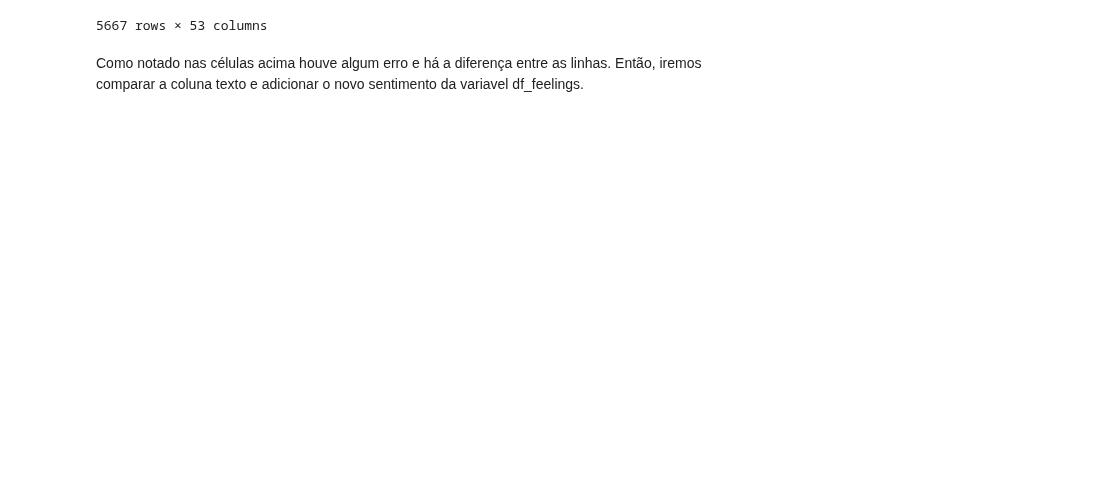
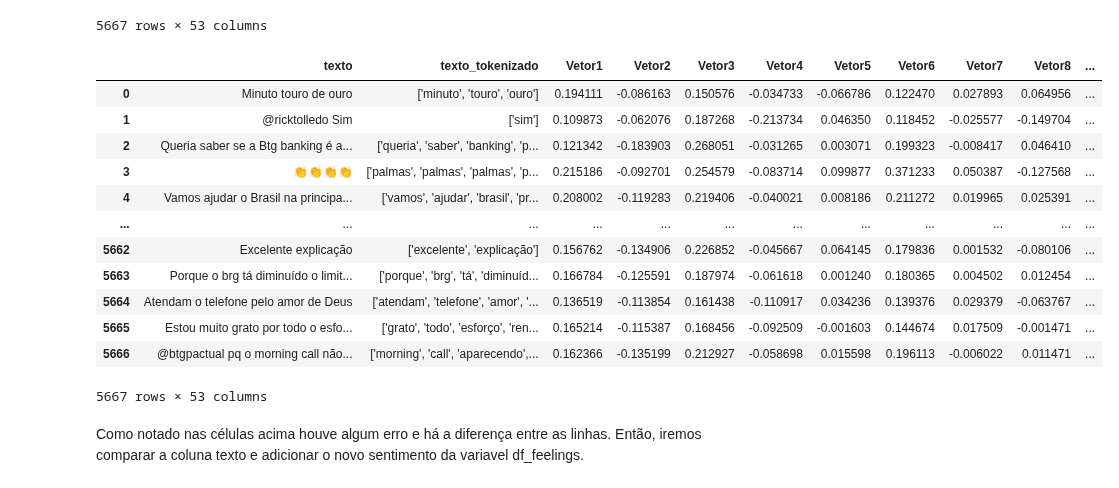
Before and after one commit to 2023M6T4-Inteli/Projeto4, a Jupyter notebook: src/pre_processamento.ipynb, the cells around one changed output. Drawn from its saved outputs; the diff is of its cells as text; code cells hidden in the pictures; blank space fills up the shorter version.

Commit message:
junção do sentimento revisto no dataframe

```diff
--- a/src/pre_processamento.ipynb
+++ b/src/pre_processamento.ipynb
@@ -419,6 +409,23 @@ df_feelings
 | 5665 | Estou muito grato por todo o esfo... | ['grato', 'todo', 'esforço', 'ren... | 0.165214 | -0.115387 | 0.168456 | -0.092509 | -0.001603 | 0.144674 | 0.017509 | -0.001471 | ... | ... |
 | 5666 | @btgpactual pq o morning call não... | ['morning', 'call', 'aparecendo',... | 0.162366 | -0.135199 | 0.212927 | -0.058698 | 0.015598 | 0.196113 | -0.006022 | 0.011471 | ... | ... |
 5667 rows × 53 columns
+# %%
+df_feelings = df_feelings.rename(columns={'Frase': 'texto_tokenizado'})
+df_feelings
+# %% [output]
+|  | texto | texto_tokenizado | Vetor1 | Vetor2 | Vetor3 | Vetor4 | Vetor5 | Vetor6 | Vetor7 | Vetor8 | ... |
+| 0 | Minuto touro de ouro | ['minuto', 'touro', 'ouro'] | 0.194111 | -0.086163 | 0.150576 | -0.034733 | -0.066786 | 0.122470 | 0.027893 | 0.064956 | ... |
+| 1 | @ricktolledo Sim | ['sim'] | 0.109873 | -0.062076 | 0.187268 | -0.213734 | 0.046350 | 0.118452 | -0.025577 | -0.149704 | ... |
+| 2 | Queria saber se a Btg banking é a... | ['queria', 'saber', 'banking', 'p... | 0.121342 | -0.183903 | 0.268051 | -0.031265 | 0.003071 | 0.199323 | -0.008417 | 0.046410 | ... |
+| 3 | 👏👏👏👏 | ['palmas', 'palmas', 'palmas', 'p... | 0.215186 | -0.092701 | 0.254579 | -0.083714 | 0.099877 | 0.371233 | 0.050387 | -0.127568 | ... |
+| 4 | Vamos ajudar o Brasil na principa... | ['vamos', 'ajudar', 'brasil', 'pr... | 0.208002 | -0.119283 | 0.219406 | -0.040021 | 0.008186 | 0.211272 | 0.019965 | 0.025391 | ... |
+| ... | ... | ... | ... | ... | ... | ... | ... | ... | ... | ... | ... |
+| 5662 | Excelente explicação | ['excelente', 'explicação'] | 0.156762 | -0.134906 | 0.226852 | -0.045667 | 0.064145 | 0.179836 | 0.001532 | -0.080106 | ... |
+| 5663 | Porque o brg tá diminuído o limit... | ['porque', 'brg', 'tá', 'diminuíd... | 0.166784 | -0.125591 | 0.187974 | -0.061618 | 0.001240 | 0.180365 | 0.004502 | 0.012454 | ... |
+| 5664 | Atendam o telefone pelo amor de Deus | ['atendam', 'telefone', 'amor', '... | 0.136519 | -0.113854 | 0.161438 | -0.110917 | 0.034236 | 0.139376 | 0.029379 | -0.063767 | ... |
+| 5665 | Estou muito grato por todo o esfo... | ['grato', 'todo', 'esforço', 'ren... | 0.165214 | -0.115387 | 0.168456 | -0.092509 | -0.001603 | 0.144674 | 0.017509 | -0.001471 | ... |
+| 5666 | @btgpactual pq o morning call não... | ['morning', 'call', 'aparecendo',... | 0.162366 | -0.135199 | 0.212927 | -0.058698 | 0.015598 | 0.196113 | -0.006022 | 0.011471 | ... |
+5667 rows × 53 columns
 # %% [markdown]
 Como notado nas células acima houve algum erro e há a diferença entre as linhas. Então, iremos comparar a coluna texto e adicionar o novo sentimento da variavel df_feelings.
 # %%
```
Also changed, not shown: parts of 7 cells of this notebook, 1 other file.
